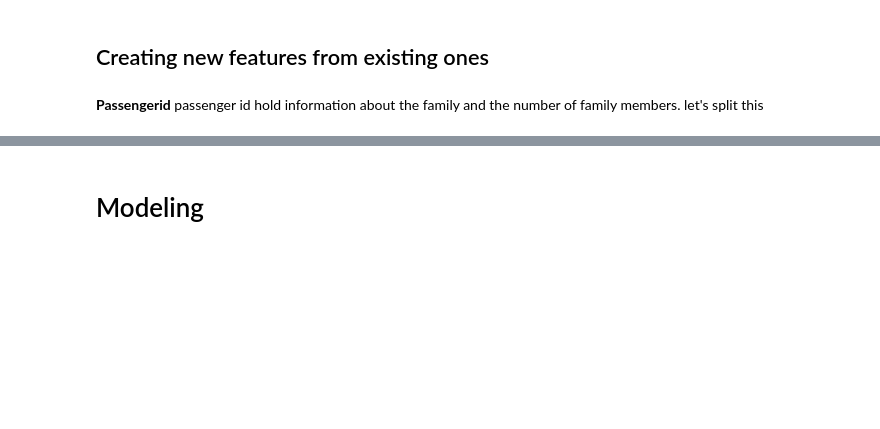
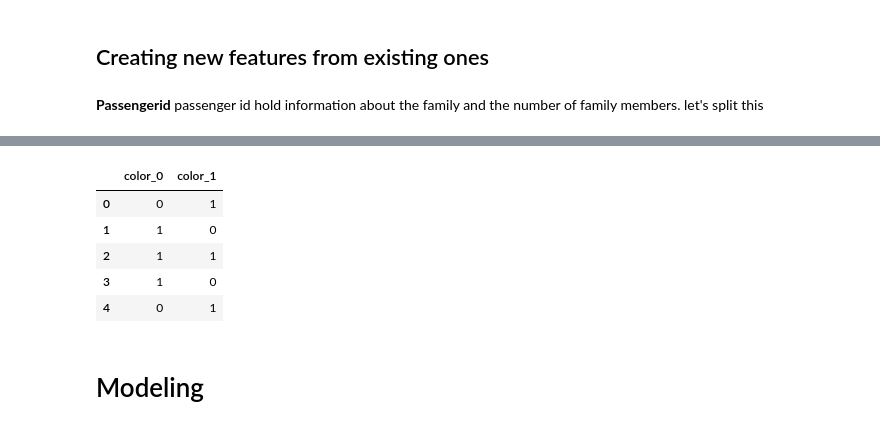
Before and after one commit to remcovanwijk040/AI, a Jupyter notebook: spaceship_titanic_script.ipynb, the cells around one changed output, grey strips where cells are left out. Drawn from its saved outputs; the diff is of its cells as text; code cells hidden in the pictures; blank space fills up the shorter version.

```diff
--- a/spaceship_titanic_script.ipynb
+++ b/spaceship_titanic_script.ipynb
@@ -312,0 +489,20 @@ train_df.head()
+# %%
+import category_encoders as ce
+import pandas as pd
+
+# create a sample dataset
+data = {'color': ['red', 'green', 'blue', 'green', 'red']}
+df = pd.DataFrame(data)
+
+# define the categorical feature to be encoded
+cat_features = ['color']
+
+# create the binary encoder
+binary = ce.BinaryEncoder(cols=cat_features)
+
+# fit and transform the data
+transformed_data = binary.fit_transform(df)
+
+print(df)
+transformed_data
+# %% [output]
@@ -313,3 +528,9 @@ train_df.head()
+|  | color_0 | color_1 |
+| 0 | 0 | 1 |
+| 1 | 1 | 0 |
+| 2 | 1 | 1 |
+| 3 | 1 | 0 |
+| 4 | 0 | 1 |
 # %% [markdown]
 # Modeling
 # %% [markdown]
```
Also changed, not shown: parts of 23 cells of this notebook.
